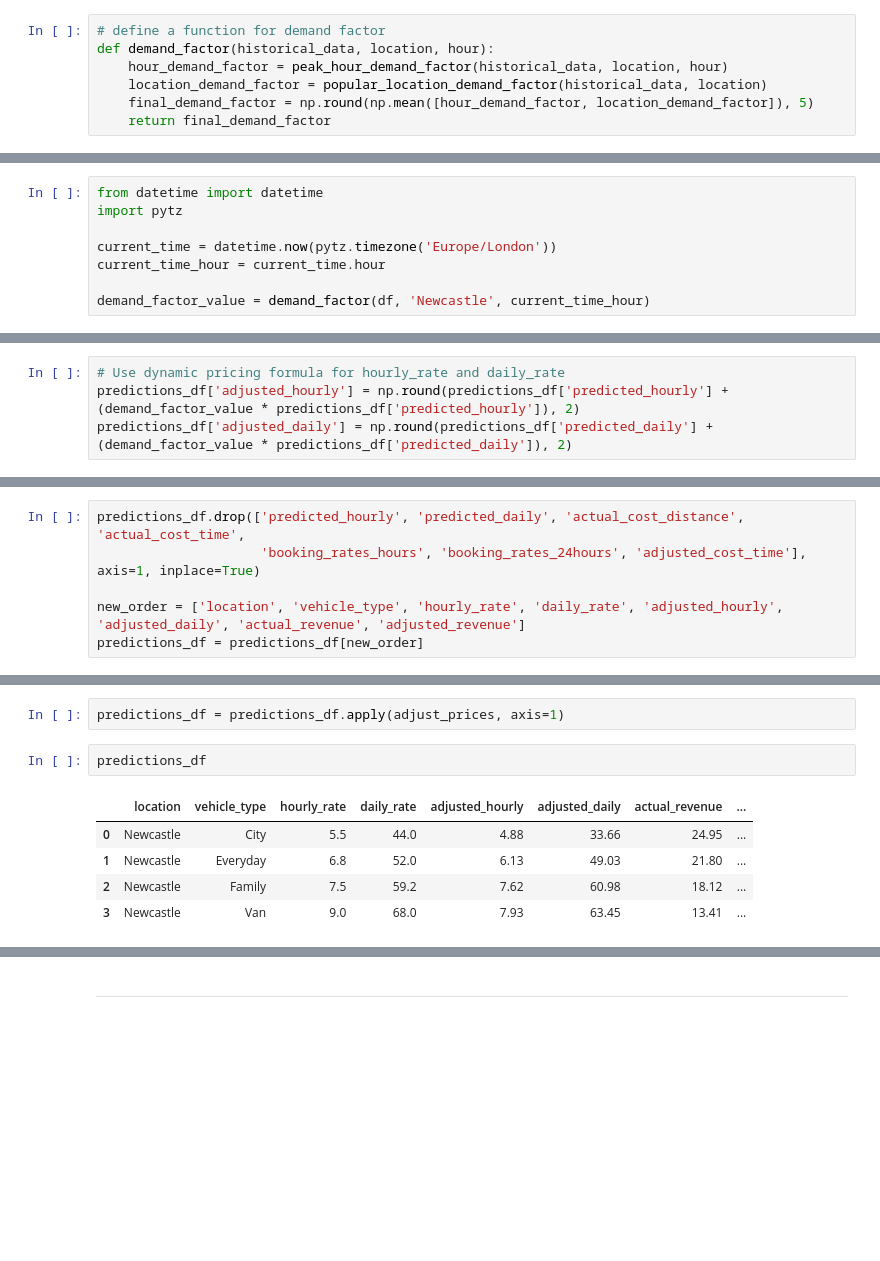
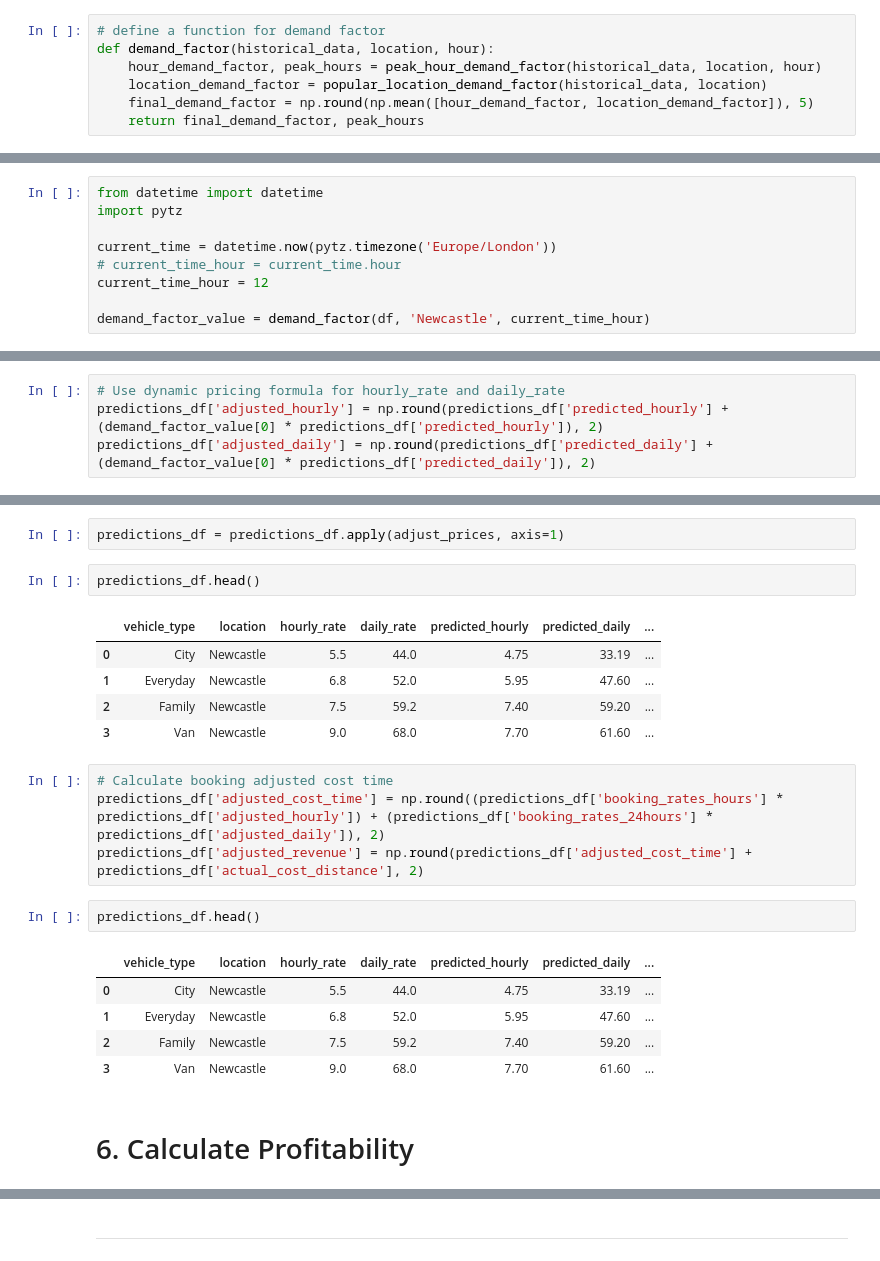
Before and after one commit to tejasnavalkhe/Optimising-Car-Sharing-Profitability-with-a-Regional-Pricing-Strategy, a Jupyter notebook: code/Rates Predictions.ipynb, the cells around one changed output, grey strips where cells are left out. Cells and saved outputs as stored; diff of their text form; blank space fills up the shorter version.

Commit message:
Rate prediction code added and simulation code finalised

```diff
--- a/code/Rates Predictions.ipynb
+++ b/code/Rates Predictions.ipynb
@@ -716,10 +711,10 @@ def peak_hour_demand_factor(historical_data, location, hour):
 # %%
 # define a function for demand factor
 def demand_factor(historical_data, location, hour):
-    hour_demand_factor = peak_hour_demand_factor(historical_data, location, hour)
+    hour_demand_factor, peak_hours = peak_hour_demand_factor(historical_data, location, hour)
     location_demand_factor = popular_location_demand_factor(historical_data, location)
     final_demand_factor = np.round(np.mean([hour_demand_factor, location_demand_factor]), 5)
-    return final_demand_factor
+    return final_demand_factor, peak_hours
 # %% [markdown]
 ## 4.4. Calculate Prices based on demand
 # %%
@@ -727,6 +722,7 @@ from datetime import datetime
 import pytz
 
 current_time = datetime.now(pytz.timezone('Europe/London'))
-current_time_hour = current_time.hour
+# current_time_hour = current_time.hour
+current_time_hour = 12
 
 demand_factor_value = demand_factor(df, 'Newcastle', current_time_hour)
@@ -737,5 +733,5 @@ demand_factor_value
 # %%
 # Use dynamic pricing formula for hourly_rate and daily_rate
-predictions_df['adjusted_hourly'] = np.round(predictions_df['predicted_hourly'] + (demand_factor_value * predictions_df['predicted_hourly']), 2)
-predictions_df['adjusted_daily'] = np.round(predictions_df['predicted_daily'] + (demand_factor_value * predictions_df['predicted_daily']), 2)
+predictions_df['adjusted_hourly'] = np.round(predictions_df['predicted_hourly'] + (demand_factor_value[0] * predictions_df['predicted_hourly']), 2)
+predictions_df['adjusted_daily'] = np.round(predictions_df['predicted_daily'] + (demand_factor_value[0] * predictions_df['predicted_daily']), 2)
 # %%
@@ -764,6 +757,0 @@ predictions_df
-# %%
-predictions_df.drop(['predicted_hourly', 'predicted_daily', 'actual_cost_distance', 'actual_cost_time',
-                     'booking_rates_hours', 'booking_rates_24hours', 'adjusted_cost_time'], axis=1, inplace=True)
-
-new_order = ['location', 'vehicle_type', 'hourly_rate', 'daily_rate', 'adjusted_hourly', 'adjusted_daily', 'actual_revenue', 'adjusted_revenue']
-predictions_df = predictions_df[new_order]
@@ -790,10 +770,24 @@ def adjust_prices(row):
 # %%
 predictions_df = predictions_df.apply(adjust_prices, axis=1)
 # %%
-predictions_df
+predictions_df.head()
 # %% [output]
-|  | location | vehicle_type | hourly_rate | daily_rate | adjusted_hourly | adjusted_daily | actual_revenue | ... |
-| 0 | Newcastle | City | 5.5 | 44.0 | 4.88 | 33.66 | 24.95 | ... |
-| 1 | Newcastle | Everyday | 6.8 | 52.0 | 6.13 | 49.03 | 21.80 | ... |
-| 2 | Newcastle | Family | 7.5 | 59.2 | 7.62 | 60.98 | 18.12 | ... |
-| 3 | Newcastle | Van | 9.0 | 68.0 | 7.93 | 63.45 | 13.41 | ... |
+|  | vehicle_type | location | hourly_rate | daily_rate | predicted_hourly | predicted_daily | ... |
+| 0 | City | Newcastle | 5.5 | 44.0 | 4.75 | 33.19 | ... |
+| 1 | Everyday | Newcastle | 6.8 | 52.0 | 5.95 | 47.60 | ... |
+| 2 | Family | Newcastle | 7.5 | 59.2 | 7.40 | 59.20 | ... |
+| 3 | Van | Newcastle | 9.0 | 68.0 | 7.70 | 61.60 | ... |
+# %%
+# Calculate booking adjusted cost time
+predictions_df['adjusted_cost_time'] = np.round((predictions_df['booking_rates_hours'] * predictions_df['adjusted_hourly']) + (predictions_df['booking_rates_24hours'] * predictions_df['adjusted_daily']), 2)
+predictions_df['adjusted_revenue'] = np.round(predictions_df['adjusted_cost_time'] + predictions_df['actual_cost_distance'], 2)
+# %%
+predictions_df.head()
+# %% [output]
+|  | vehicle_type | location | hourly_rate | daily_rate | predicted_hourly | predicted_daily | ... |
+| 0 | City | Newcastle | 5.5 | 44.0 | 4.75 | 33.19 | ... |
+| 1 | Everyday | Newcastle | 6.8 | 52.0 | 5.95 | 47.60 | ... |
+| 2 | Family | Newcastle | 7.5 | 59.2 | 7.40 | 59.20 | ... |
+| 3 | Van | Newcastle | 9.0 | 68.0 | 7.70 | 61.60 | ... |
+# %% [markdown]
+# 6. Calculate Profitability
```
Also changed, not shown: parts of 18 cells of this notebook.
